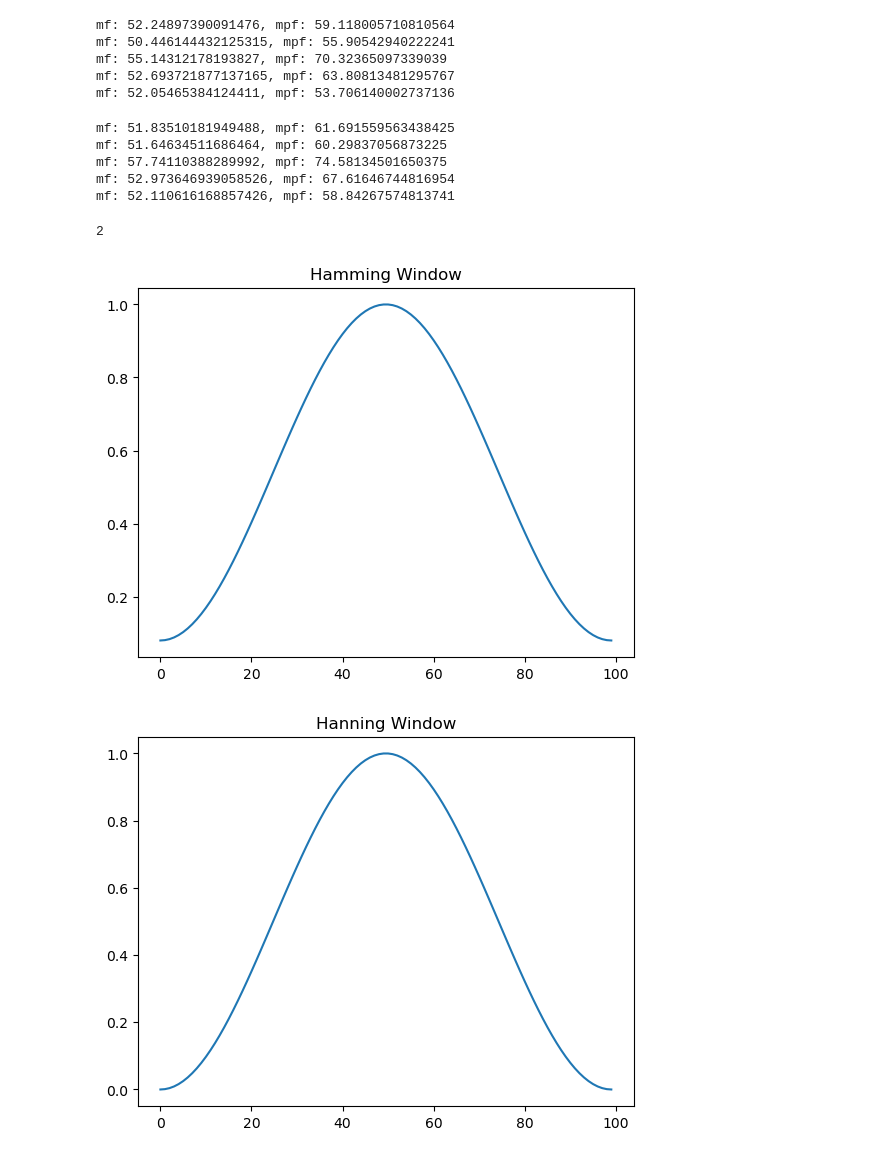
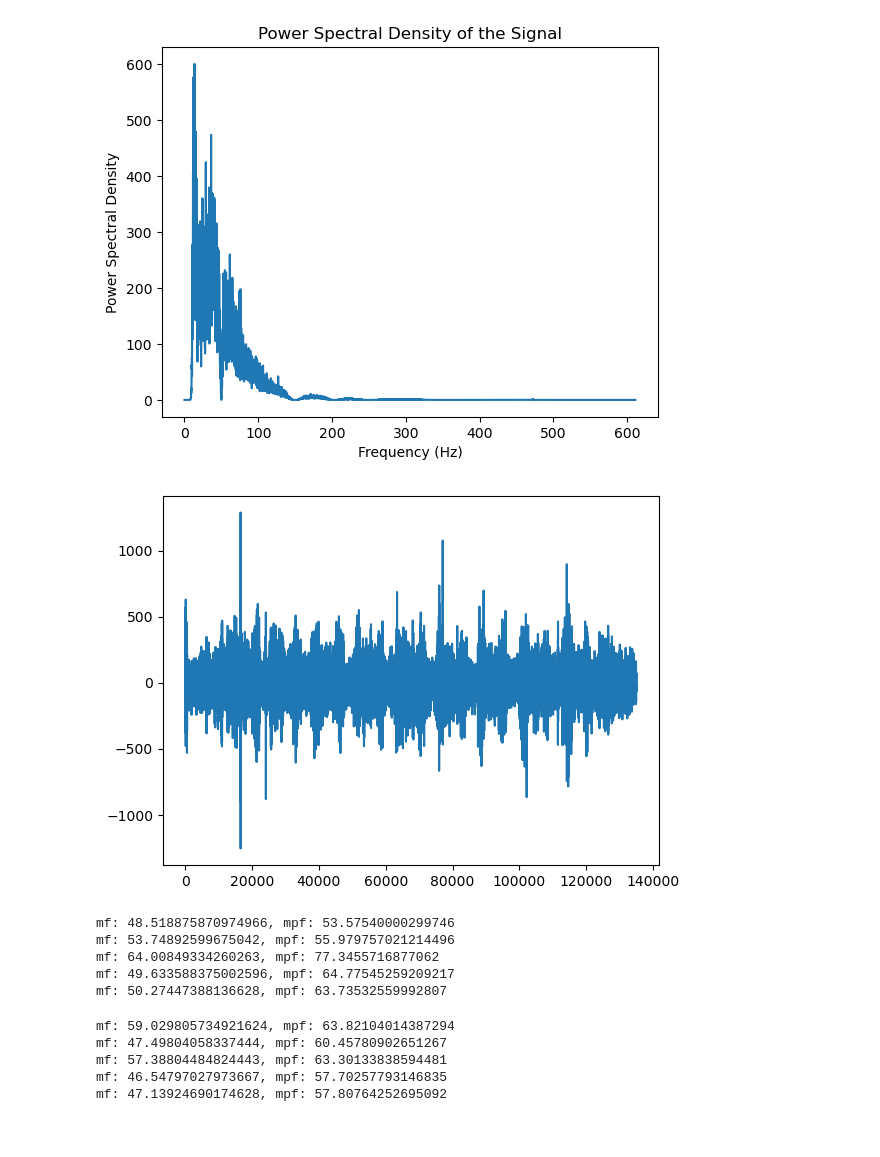
Before and after one commit to WynminMark/FMG-sEMG-processing, a Jupyter notebook: sEMG.ipynb, the cells around one changed output. Cells and saved outputs as stored; diff of their text form; code cells hidden in the pictures.

```diff
--- a/sEMG.ipynb
+++ b/sEMG.ipynb
@@ -232 +101,22 @@ def cal_freq_fea(data, fs, method):
+# %%
+# 滤波方式一 噪声 50，150，203.7，250，350，407.4，450，
+filter1 = NotchFilter(f0=50, fs=fs, Q=10)
+filter2 = NotchFilter(f0=150, fs=fs, Q=10)
+filter3 = NotchFilter(f0=203.7, fs=fs, Q=10)
+filter4 = NotchFilter(f0=250, fs=fs, Q=10)
+filter5 = NotchFilter(f0=350, fs=fs, Q=10)
+filter6 = NotchFilter(f0=407.4, fs=fs, Q=10)
+filter7 = NotchFilter(f0=450, fs=fs, Q=10)
+bandpassfilter = ButterFilter(fs = fs, fc = [10, 500], order = 8, ftype='bandpass')
+
+
+aa = bandpassfilter.filt(filter7.filt(filter6.filt(filter5.filt(filter4.filt(filter3.filt(filter2.filt(filter1.filt(data))))))))
+# aa = bandpassfilter.filt(filter1.filt(data))
+
+show_power_spec(aa)
+plt.plot(aa)
+plt.show()
+# %% [output]
+[figure, added]
+[figure, added]
 # %%
@@ -238,48 +136,20 @@ data_segment = [data[5000:7000],
 # %%
 for i in data_segment:
-    mf, mpf = cal_freq_fea(i, 1200, "psd")
+    mf, mpf = cal_freq_fea(i, fs, "psd")
     print(f"mf: {mf}, mpf: {mpf}")
 # %% [output]
-mf: 52.24897390091476, mpf: 59.118005710810564
-mf: 50.446144432125315, mpf: 55.90542940222241
-mf: 55.14312178193827, mpf: 70.32365097339039
-mf: 52.693721877137165, mpf: 63.80813481295767
-mf: 52.05465384124411, mpf: 53.706140002737136
+mf: 48.518875870974966, mpf: 53.57540000299746
+mf: 53.74892599675042, mpf: 55.979757021214496
+mf: 64.00849334260263, mpf: 77.3455716877062
+mf: 49.633588375002596, mpf: 64.77545259209217
+mf: 50.27447388136628, mpf: 63.73532559992807
 # %%
 for i in data_segment:
-    mf, mpf = cal_freq_fea(i, 1200, "welch")
+    mf, mpf = cal_freq_fea(i, fs, "welch")
     print(f"mf: {mf}, mpf: {mpf}")
 # %% [output]
-mf: 51.83510181949488, mpf: 61.691559563438425
-mf: 51.64634511686464, mpf: 60.29837056873225
-mf: 57.74110388289992, mpf: 74.58134501650375
-mf: 52.973646939058526, mpf: 67.61646744816954
-mf: 52.110616168857426, mpf: 58.84267574813741
+mf: 59.029805734921624, mpf: 63.82104014387294
+mf: 47.49804058337444, mpf: 60.45780902651267
+mf: 57.38804484824443, mpf: 63.30133838594481
+mf: 46.54797027973667, mpf: 57.70257793146835
+mf: 47.13924690174628, mpf: 57.80764252695092
-# %%
-20//8
-# %% [output]
-2
-# %%
-from scipy.signal import hamming
-import matplotlib.pyplot as plt
-
-N = 100  # 窗口长度
-w = hamming(N)  # 生成汉明窗
-
-plt.plot(w)
-plt.title('Hamming Window')
-plt.show()
-# %% [output]
-[figure, removed]
-# %%
-import numpy as np
-import matplotlib.pyplot as plt
-
-N = 100  # 窗口长度
-w = np.hanning(N)  # 生成汉宁窗
-
-plt.plot(w)
-plt.title('Hanning Window')
-plt.show()
-# %% [output]
-[figure, removed]
```
Also changed, not shown: parts of 17 cells of this notebook, 9 other files.
